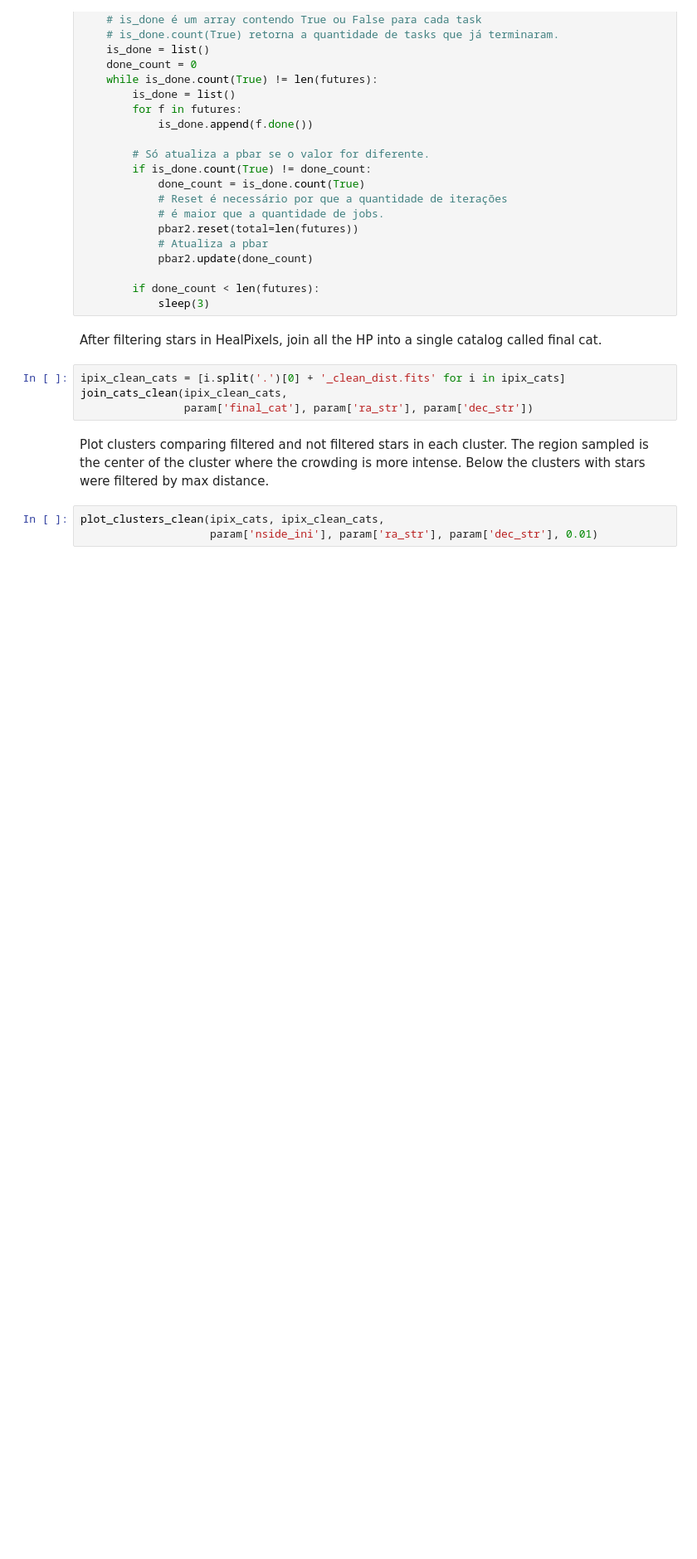
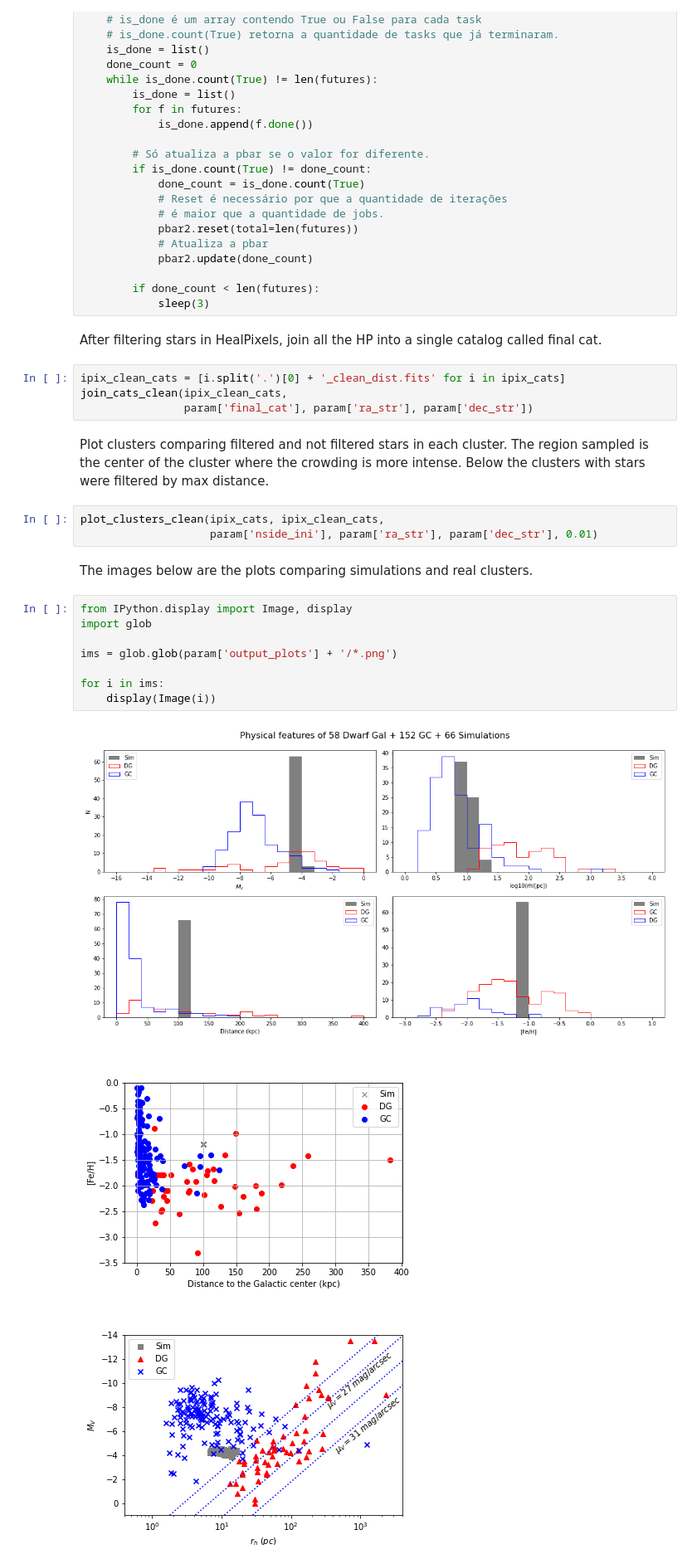
Before and after one commit to linea-it/ga_sim, a Jupyter notebook: ga_sim.ipynb, the cells around one changed output. Shown at 83% size. Cells and saved outputs as stored; diff of their text form; blank space fills up the shorter version.

Commit message:
Adding plots done to be shown in jn.

```diff
--- a/ga_sim.ipynb
+++ b/ga_sim.ipynb
@@ -371,3 +373,17 @@ Below the clusters with stars were filtered by max distance.
 # %%
 plot_clusters_clean(ipix_cats, ipix_clean_cats,
                     param['nside_ini'], param['ra_str'], param['dec_str'], 0.01)
+# %% [markdown]
+The images below are the plots comparing simulations and real clusters.
+# %%
+from IPython.display import Image, display
+import glob
+
+ims = glob.glob(param['output_plots'] + '/*.png')
+
+for i in ims:
+    display(Image(i))
+# %% [output]
+[figure, added]
+[figure, added]
+[figure, added]
```
Also changed, not shown: parts of 2 cells of this notebook.
